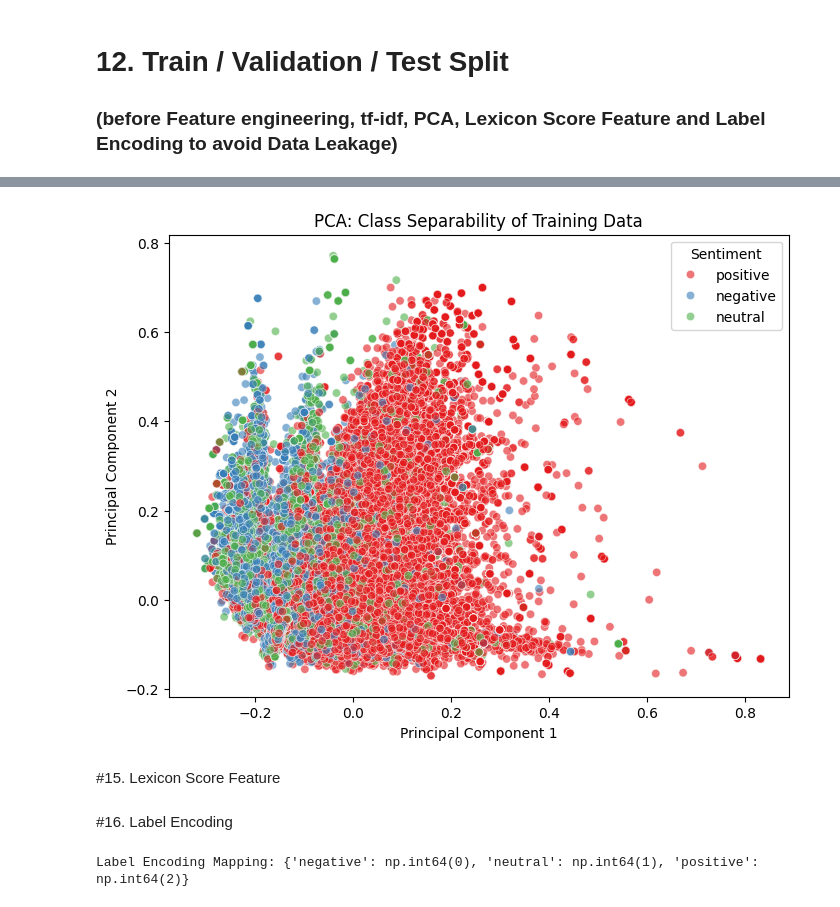
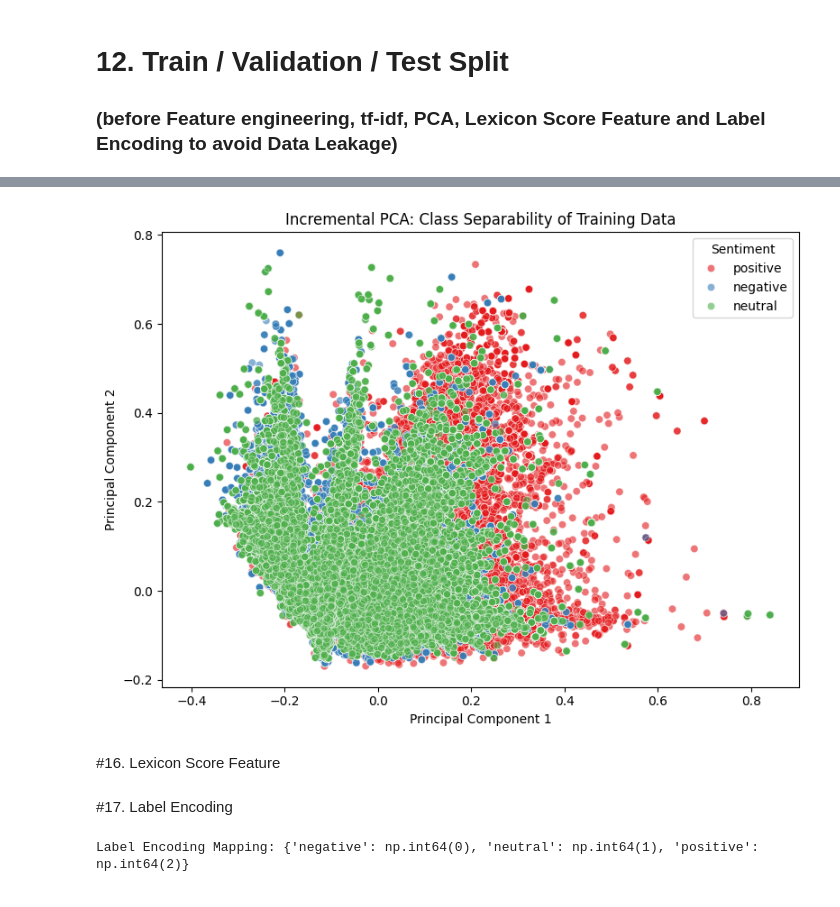
Before and after one commit to LCIT-AISC-T3-S25/Group3, a Jupyter notebook: Notebooks/Data_Preprocessing.ipynb, the cells around one changed output, grey strips where cells are left out. Drawn from its saved outputs; the diff is of its cells as text; code cells hidden in the pictures.

```diff
--- a/Notebooks/Data_Preprocessing.ipynb
+++ b/Notebooks/Data_Preprocessing.ipynb
@@ -744,34 +748,0 @@ X_test['num_hashtags'] = X_test['Tweet'].apply(lambda x: len(re.findall(r"#\w+",
-# %%
-from sklearn.feature_extraction.text import TfidfVectorizer
-from sklearn.decomposition import PCA
-import matplotlib.pyplot as plt
-import seaborn as sns
-
-# 1. Vectorization (fit only on training data)
-tf_vectorizer = TfidfVectorizer(max_features=500)
-X_train_vec = tf_vectorizer.fit_transform(X_train['clean_tweet'])
-X_val_vec   = tf_vectorizer.transform(X_val['clean_tweet'])
-X_test_vec  = tf_vectorizer.transform(X_test['clean_tweet'])
-
-# 2. PCA (fit only on training data)
-pca = PCA(n_components=2)
-X_train_pca = pca.fit_transform(X_train_vec.toarray())
-X_val_pca   = pca.transform(X_val_vec.toarray())
-X_test_pca  = pca.transform(X_test_vec.toarray())
-
-# 3. Visualize PCA (train set only)
-df_pca = pd.DataFrame({
-    'PC1': X_train_pca[:, 0],
-    'PC2': X_train_pca[:, 1],
-    'sentiment': y_train
-})
-
-plt.figure(figsize=(8, 6))
-sns.scatterplot(data=df_pca, x='PC1', y='PC2', hue='sentiment', palette='Set1', alpha=0.6)
-plt.title('PCA: Class Separability of Training Data')
-plt.xlabel('Principal Component 1')
-plt.ylabel('Principal Component 2')
-plt.legend(title='Sentiment')
-plt.show()
-# %% [output]
-[figure, removed]
@@ -778,5 +780,30 @@ plt.show()
+# %%
+# 3. Visualize PCA (train set only)
+df_pca = pd.DataFrame({
+    'PC1': X_train_pca[:, 0],
+    'PC2': X_train_pca[:, 1],
+    'sentiment': y_train
+})
+
+plt.figure(figsize=(8, 6))
+sns.scatterplot(
+    data=df_pca,
+    x='PC1',
+    y='PC2',
+    hue='sentiment',
+    palette='Set1',
+    alpha=0.6
+)
+plt.title('Incremental PCA: Class Separability of Training Data')
+plt.xlabel('Principal Component 1')
+plt.ylabel('Principal Component 2')
+plt.legend(title='Sentiment')
+plt.tight_layout()
+plt.show()
+# %% [output]
+[figure, added]
 # %% [markdown]
-#15. Lexicon Score Feature
+#16. Lexicon Score Feature
 # %%
 pos_words = set(opinion_lexicon.positive())
 neg_words = set(opinion_lexicon.negative())
@@ -792,5 +819,5 @@ X_train['lexicon_score'] = X_train['clean_tweet'].apply(lambda x: lexicon_score(
 X_val['lexicon_score'] = X_val['clean_tweet'].apply(lambda x: lexicon_score(x, pos_words, neg_words))
 X_test['lexicon_score'] = X_test['clean_tweet'].apply(lambda x: lexicon_score(x, pos_words, neg_words))
 # %% [markdown]
-#16. Label Encoding
+#17. Label Encoding
 # %%
```
Also changed, not shown: parts of 45 cells of this notebook, 9 other files.
